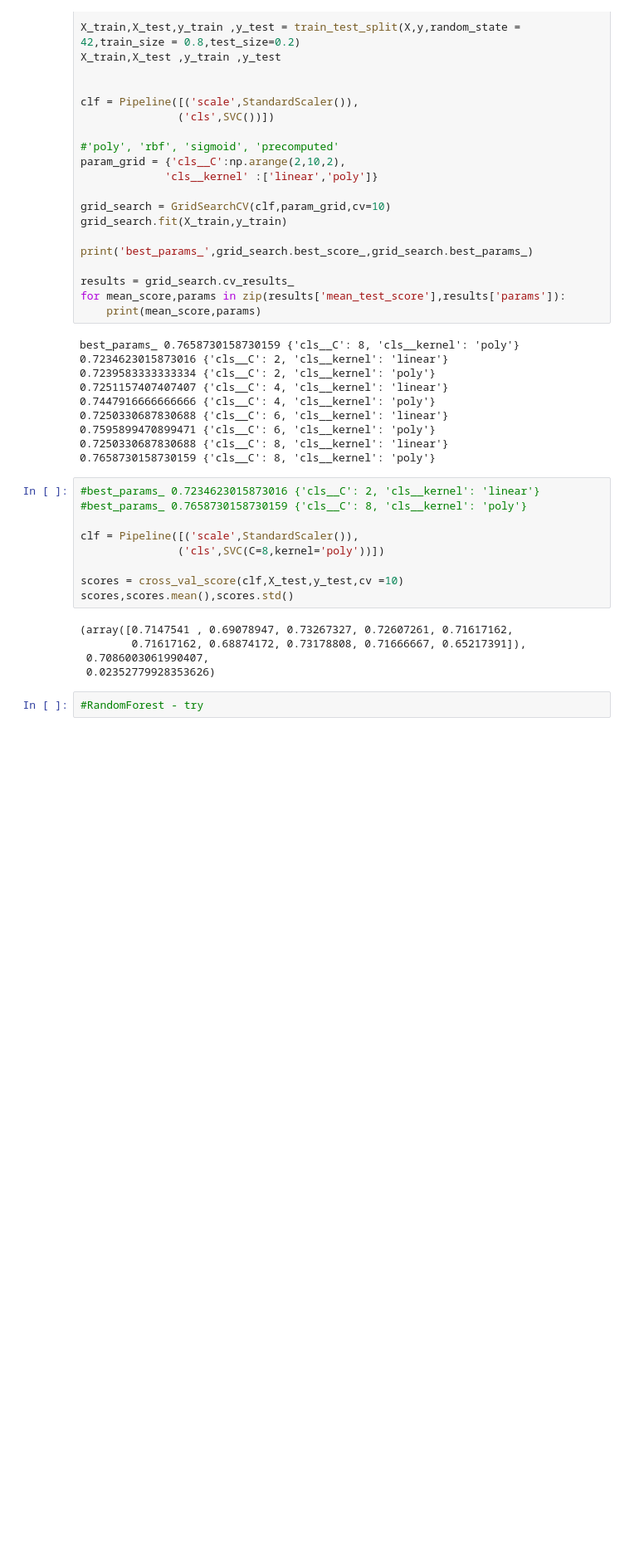
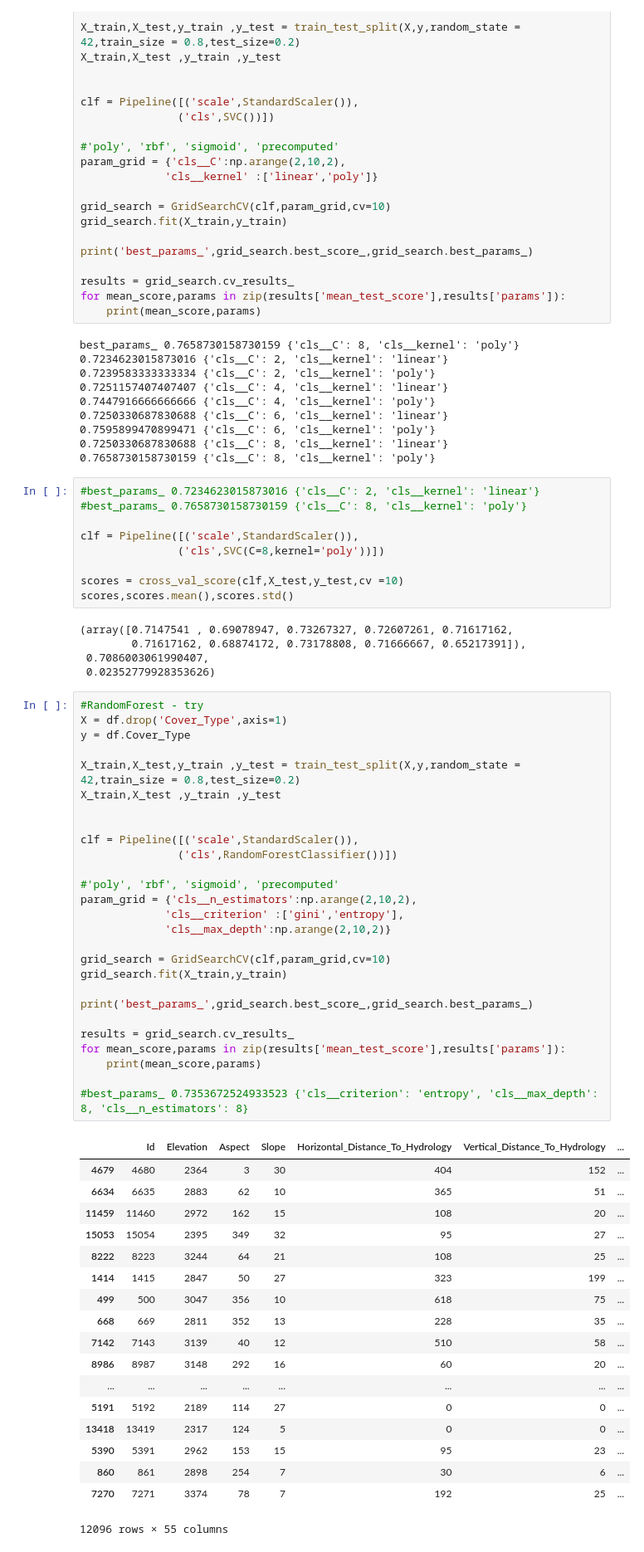
Before and after one commit to meitalis/meitalis_repository, a Jupyter notebook: projects/kagle/kagel_forest_Cover_Type_Prediction.ipynb, the cells around one changed output. Shown at 83% size. Saved outputs shown, nothing was run; the diff lists cells and outputs as text; blank space fills up the shorter version.

```diff
--- a/projects/kagle/kagel_forest_Cover_Type_Prediction.ipynb
+++ b/projects/kagle/kagel_forest_Cover_Type_Prediction.ipynb
@@ -123,5 +125,49 @@ scores,scores.mean(),scores.std()
         0.71617162, 0.68874172, 0.73178808, 0.71666667, 0.65217391]),
  0.7086003061990407,
  0.02352779928353626)
-# %%
-#RandomForest - try
+# %%
+#RandomForest - try
+X = df.drop('Cover_Type',axis=1)
+y = df.Cover_Type
+
+X_train,X_test,y_train ,y_test = train_test_split(X,y,random_state = 42,train_size = 0.8,test_size=0.2)
+X_train,X_test ,y_train ,y_test
+
+
+clf = Pipeline([('scale',StandardScaler()),
+               ('cls',RandomForestClassifier())])
+
+#'poly', 'rbf', 'sigmoid', 'precomputed'
+param_grid = {'cls__n_estimators':np.arange(2,10,2),
+             'cls__criterion' :['gini','entropy'],
+             'cls__max_depth':np.arange(2,10,2)}
+
+grid_search = GridSearchCV(clf,param_grid,cv=10)
+grid_search.fit(X_train,y_train)
+
+print('best_params_',grid_search.best_score_,grid_search.best_params_)
+
+results = grid_search.cv_results_
+for mean_score,params in zip(results['mean_test_score'],results['params']):
+    print(mean_score,params)
+
+#best_params_ 0.7353672524933523 {'cls__criterion': 'entropy', 'cls__max_depth': 8, 'cls__n_estimators': 8}
+# %% [output]
+|  | Id | Elevation | Aspect | Slope | Horizontal_Distance_To_Hydrology | Vertical_Distance_To_Hydrology | ... |
+| 4679 | 4680 | 2364 | 3 | 30 | 404 | 152 | ... |
+| 6634 | 6635 | 2883 | 62 | 10 | 365 | 51 | ... |
+| 11459 | 11460 | 2972 | 162 | 15 | 108 | 20 | ... |
+| 15053 | 15054 | 2395 | 349 | 32 | 95 | 27 | ... |
+| 8222 | 8223 | 3244 | 64 | 21 | 108 | 25 | ... |
+| 1414 | 1415 | 2847 | 50 | 27 | 323 | 199 | ... |
+| 499 | 500 | 3047 | 356 | 10 | 618 | 75 | ... |
+| 668 | 669 | 2811 | 352 | 13 | 228 | 35 | ... |
+| 7142 | 7143 | 3139 | 40 | 12 | 510 | 58 | ... |
+| 8986 | 8987 | 3148 | 292 | 16 | 60 | 20 | ... |
+| ... | ... | ... | ... | ... | ... | ... | ... |
+| 5191 | 5192 | 2189 | 114 | 27 | 0 | 0 | ... |
+| 13418 | 13419 | 2317 | 124 | 5 | 0 | 0 | ... |
+| 5390 | 5391 | 2962 | 153 | 15 | 95 | 23 | ... |
+| 860 | 861 | 2898 | 254 | 7 | 30 | 6 | ... |
+| 7270 | 7271 | 3374 | 78 | 7 | 192 | 25 | ... |
+12096 rows × 55 columns
```
Also changed, not shown: parts of 1 cell of this notebook, 4 other files.
